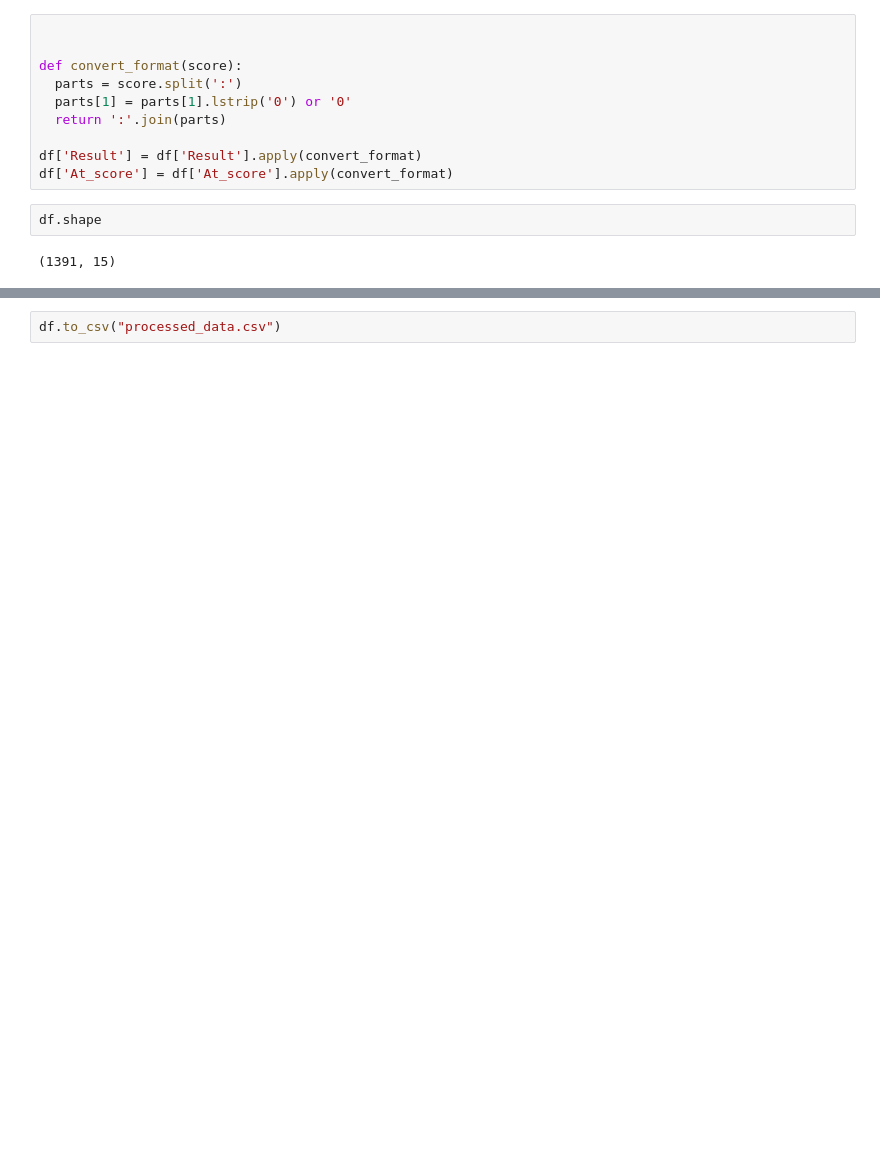
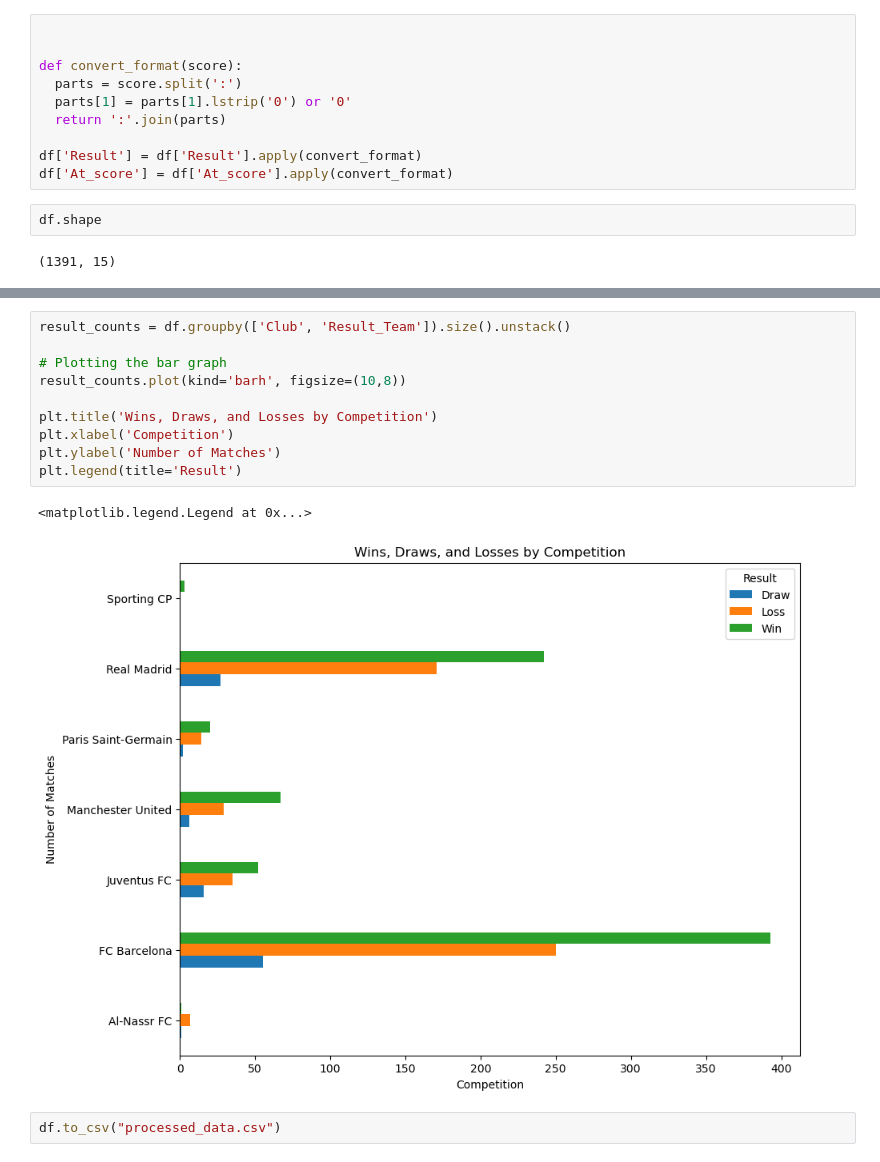
Before and after one commit to SmayanKulkarni/Smayan_Kulkarni_S4DS, a Jupyter notebook: notebooks/FIFA-Task2_2.ipynb, the cells around one changed output, grey strips where cells are left out. Saved outputs shown, nothing was run; the diff lists cells and outputs as text; blank space fills up the shorter version.

```diff
--- a/notebooks/FIFA-Task2_2.ipynb
+++ b/notebooks/FIFA-Task2_2.ipynb
@@ -621,2 +692,15 @@ df.head(20)
+# %%
+result_counts = df.groupby(['Club', 'Result_Team']).size().unstack()
+
+# Plotting the bar graph
+result_counts.plot(kind='barh', figsize=(10,8))
+
+plt.title('Wins, Draws, and Losses by Competition')
+plt.xlabel('Competition')
+plt.ylabel('Number of Matches')
+plt.legend(title='Result')
+# %% [output]
+<matplotlib.legend.Legend at 0x...>
+[figure, added]
 # %%
 df.to_csv("processed_data.csv")
```
Also changed, not shown: parts of 9 cells of this notebook, 1 other file.
